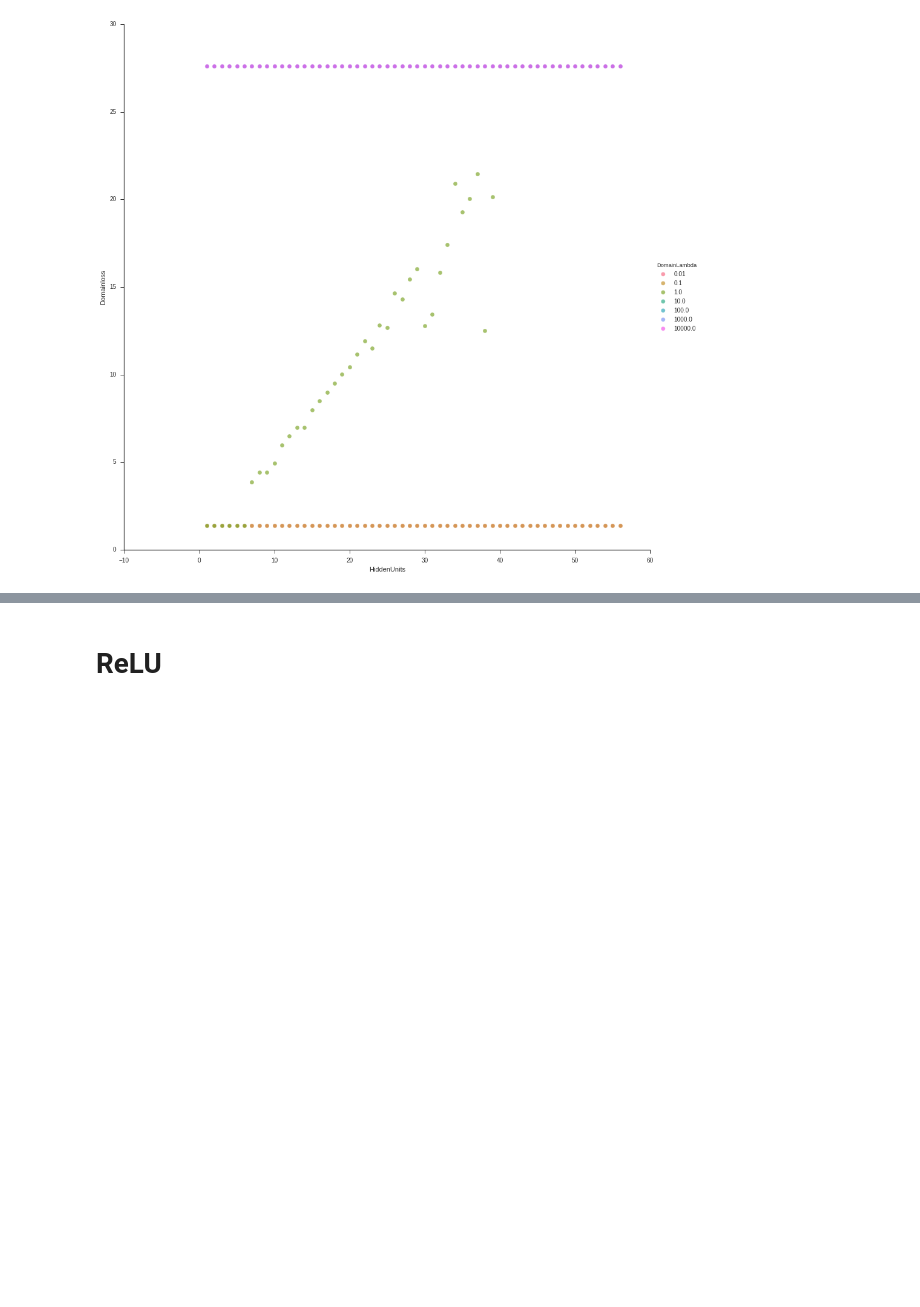
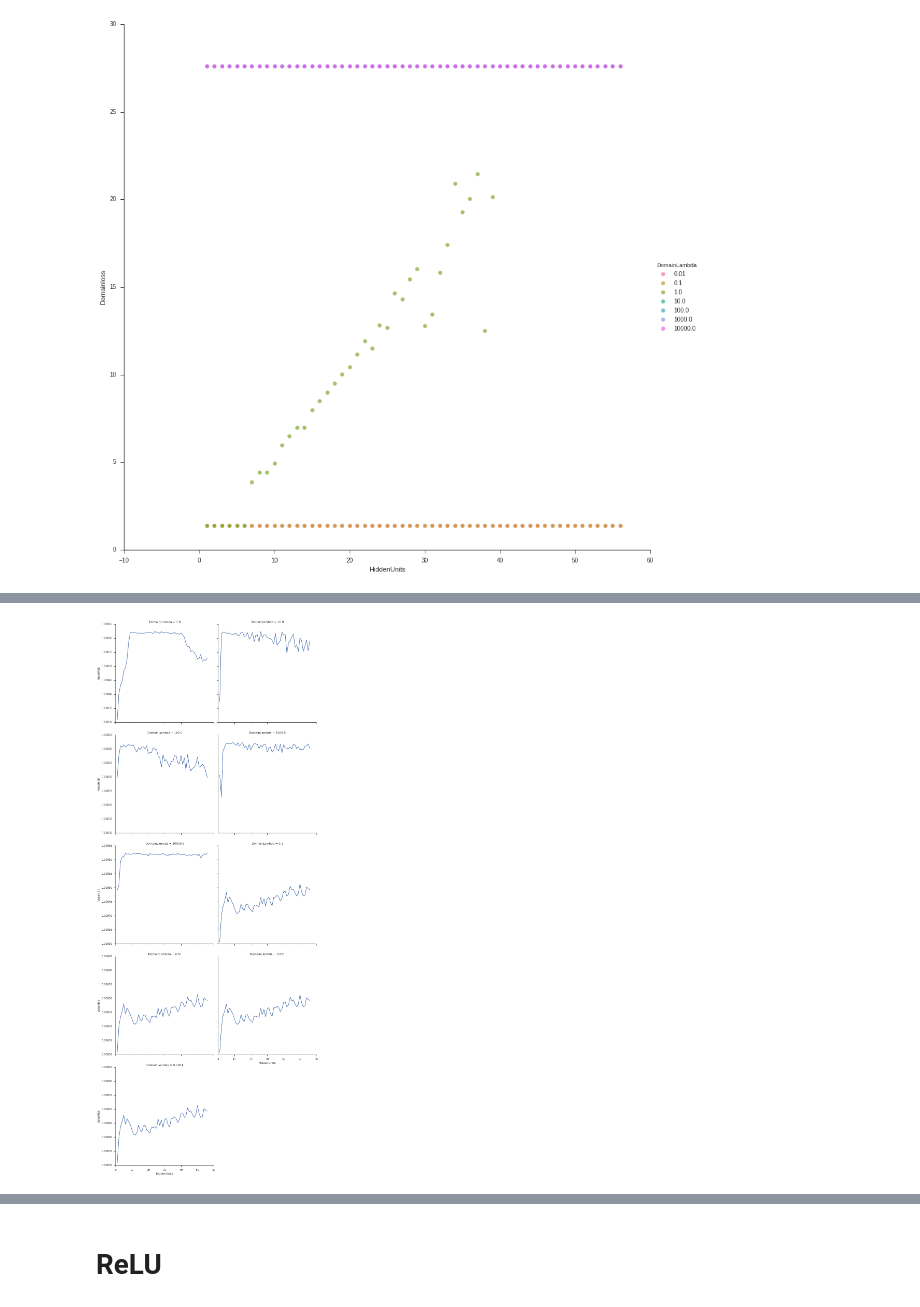
Before and after one commit to fengsy868/Dann-EEG, a Jupyter notebook: Ploting.ipynb, the cells around one changed output, grey strips where cells are left out. Drawn from its saved outputs; the diff is of its cells as text; code cells hidden in the pictures; blank space fills up the shorter version.

```diff
--- a/Ploting.ipynb
+++ b/Ploting.ipynb
@@ -44,0 +75,10 @@ g.add_legend();
+# %%
+#exp2 0-56
+filepath = 'average_value.csv'
+average_value = pd.read_csv(filepath)
+#g = sns.FacetGrid(average_value,hue="DomainLambda", size=13)
+g = sns.FacetGrid(average_value,col_wrap=2, col="DomainLambda", size=6)
+g.map(plt.plot, "HiddenUnits", "ValidMSE")
+g.add_legend();
+# %% [output]
+[figure, added]
```
Also changed, not shown: parts of 7 cells of this notebook, 12 other files.
